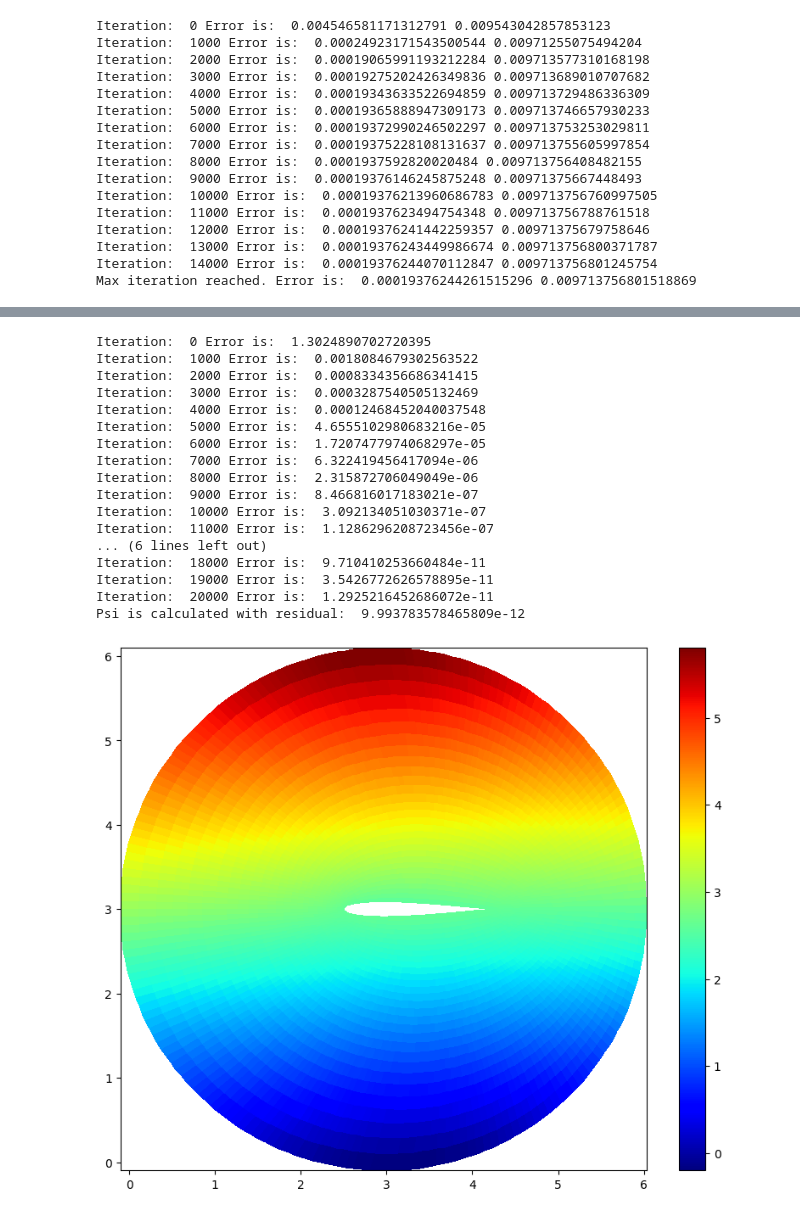
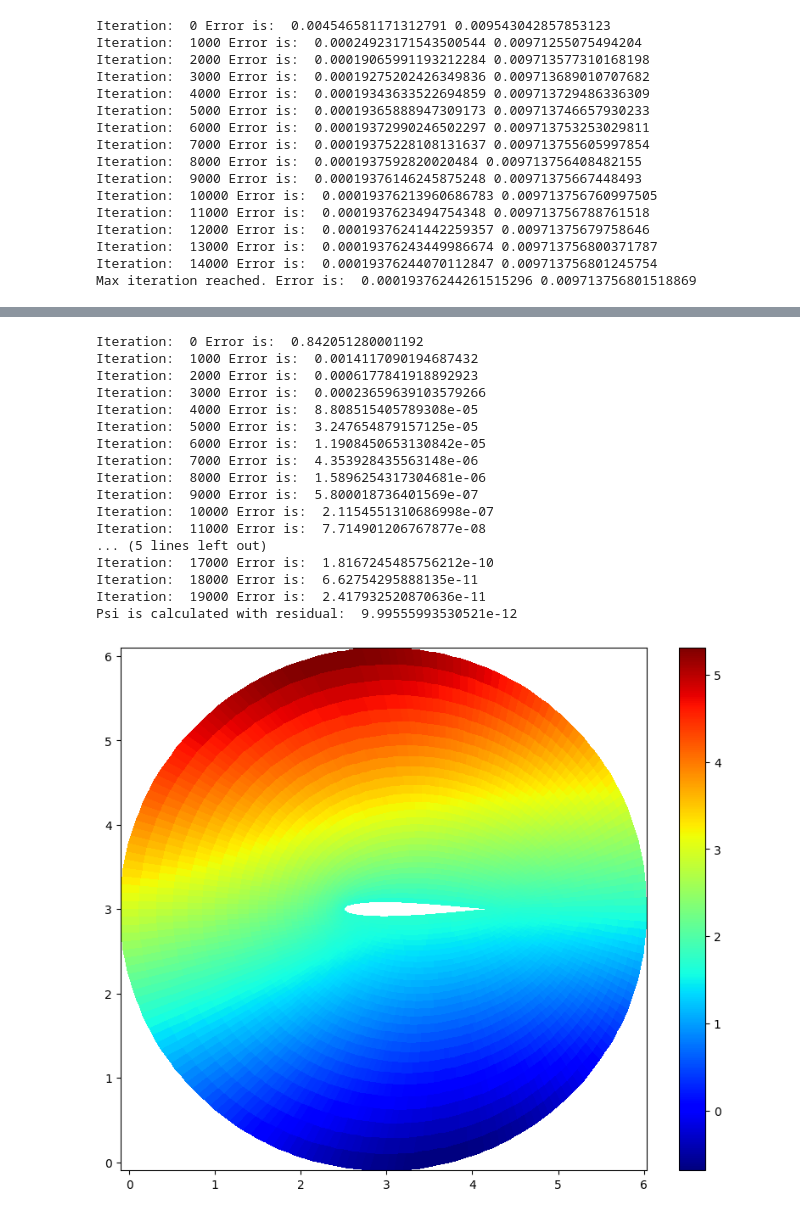
Before and after one commit to MehmetHakanSari/PotentialSolver, a Jupyter notebook: trials.ipynb, the cells around one changed output, grey strips where cells are left out. Cells and saved outputs as stored; diff of their text form; code cells hidden in the pictures.

```diff
--- a/trials.ipynb
+++ b/trials.ipynb
@@ -155,7 +155,7 @@ space_trial = ElippticMesh(node_numbers, naca0012, circleee)
 space_trial.create_elipticmesh()
 space_trial.plot_mesh()
 Vinf = 1
-AOA = np.pi / 49
+AOA = np.pi / 15
 Out_psi = - space_trial.X[-1, :] * Vinf * np.sin(AOA) + space_trial.Y[-1, :] * Vinf * np.cos(AOA)
 BCvalues = {'Out': Out_psi, 'In': 0, 'Cut1': 0, 'Cut2': 0}
 stream_naca0012 = eliptic_PDE_solver(space_trial, BCvalues)
@@ -202,48 +202,48 @@ psi = stream_naca0012.solution
 # plt.show()
 
 # BCs = {'W': 'D', 'S': 'N', 'E': 'D', 'N': 'N'}
 # BCs_values = {'W': 1, 'S': 0, 'E': 0, 'N': 0}
 
 # solution = PDE_2D_Solver(space_trial,BCs)
 # solution.solver(BCs_values, "potensial", airfoil_map, 1.5, 1e-6, itteration_type="nodebynode")
 
 # solution.velocityfield("potensial")
 # solution.plot2D("potensial")
 # solution.streamplot()
 # solution.quiver()
 # %% [output]
 Iteration:  0 Error is:  0.004546581171312791 0.009543042857853123
 Iteration:  1000 Error is:  0.00024923171543500544 0.00971255075494204
 Iteration:  2000 Error is:  0.00019065991193212284 0.009713577310168198
 Iteration:  3000 Error is:  0.00019275202426349836 0.009713689010707682
 Iteration:  4000 Error is:  0.00019343633522694859 0.009713729486336309
 Iteration:  5000 Error is:  0.00019365888947309173 0.009713746657930233
 Iteration:  6000 Error is:  0.00019372990246502297 0.009713753253029811
 Iteration:  7000 Error is:  0.00019375228108131637 0.009713755605997854
 Iteration:  8000 Error is:  0.0001937592820020484 0.009713756408482155
 Iteration:  9000 Error is:  0.00019376146245875248 0.00971375667448493
 Iteration:  10000 Error is:  0.00019376213960686783 0.009713756760997505
 Iteration:  11000 Error is:  0.0001937623494754348 0.009713756788761518
 Iteration:  12000 Error is:  0.00019376241442259357 0.00971375679758646
 Iteration:  13000 Error is:  0.00019376243449986674 0.009713756800371787
 Iteration:  14000 Error is:  0.00019376244070112847 0.009713756801245754
 Max iteration reached. Error is:  0.00019376244261515296 0.009713756801518869
 [figure]
-Iteration:  0 Error is:  1.3024890702720395
-Iteration:  1000 Error is:  0.0018084679302563522
-Iteration:  2000 Error is:  0.0008334356686341415
-Iteration:  3000 Error is:  0.0003287540505132469
-Iteration:  4000 Error is:  0.00012468452040037548
-Iteration:  5000 Error is:  4.6555102980683216e-05
-Iteration:  6000 Error is:  1.7207477974068297e-05
-Iteration:  7000 Error is:  6.322419456417094e-06
-Iteration:  8000 Error is:  2.315872706049049e-06
-Iteration:  9000 Error is:  8.466816017183021e-07
-Iteration:  10000 Error is:  3.092134051030371e-07
-Iteration:  11000 Error is:  1.1286296208723456e-07
-... (6 lines left out)
-Iteration:  18000 Error is:  9.710410253660484e-11
-Iteration:  19000 Error is:  3.5426772626578895e-11
-Iteration:  20000 Error is:  1.2925216452686072e-11
-Psi is calculated with residual:  9.993783578465809e-12
+Iteration:  0 Error is:  0.842051280001192
+Iteration:  1000 Error is:  0.0014117090194687432
+Iteration:  2000 Error is:  0.0006177841918892923
+Iteration:  3000 Error is:  0.00023659639103579266
+Iteration:  4000 Error is:  8.808515405789308e-05
+Iteration:  5000 Error is:  3.247654879157125e-05
+Iteration:  6000 Error is:  1.1908450653130842e-05
+Iteration:  7000 Error is:  4.353928435563148e-06
+Iteration:  8000 Error is:  1.5896254317304681e-06
+Iteration:  9000 Error is:  5.800018736401569e-07
+Iteration:  10000 Error is:  2.1154551310686998e-07
+Iteration:  11000 Error is:  7.714901206767877e-08
+... (5 lines left out)
+Iteration:  17000 Error is:  1.8167245485756212e-10
+Iteration:  18000 Error is:  6.62754295888135e-11
+Iteration:  19000 Error is:  2.417932520870636e-11
+Psi is calculated with residual:  9.99555993530521e-12
-[figure, old version]
+[figure, new version]
```
Also changed, not shown: parts of 3 cells of this notebook, 1 other file.
